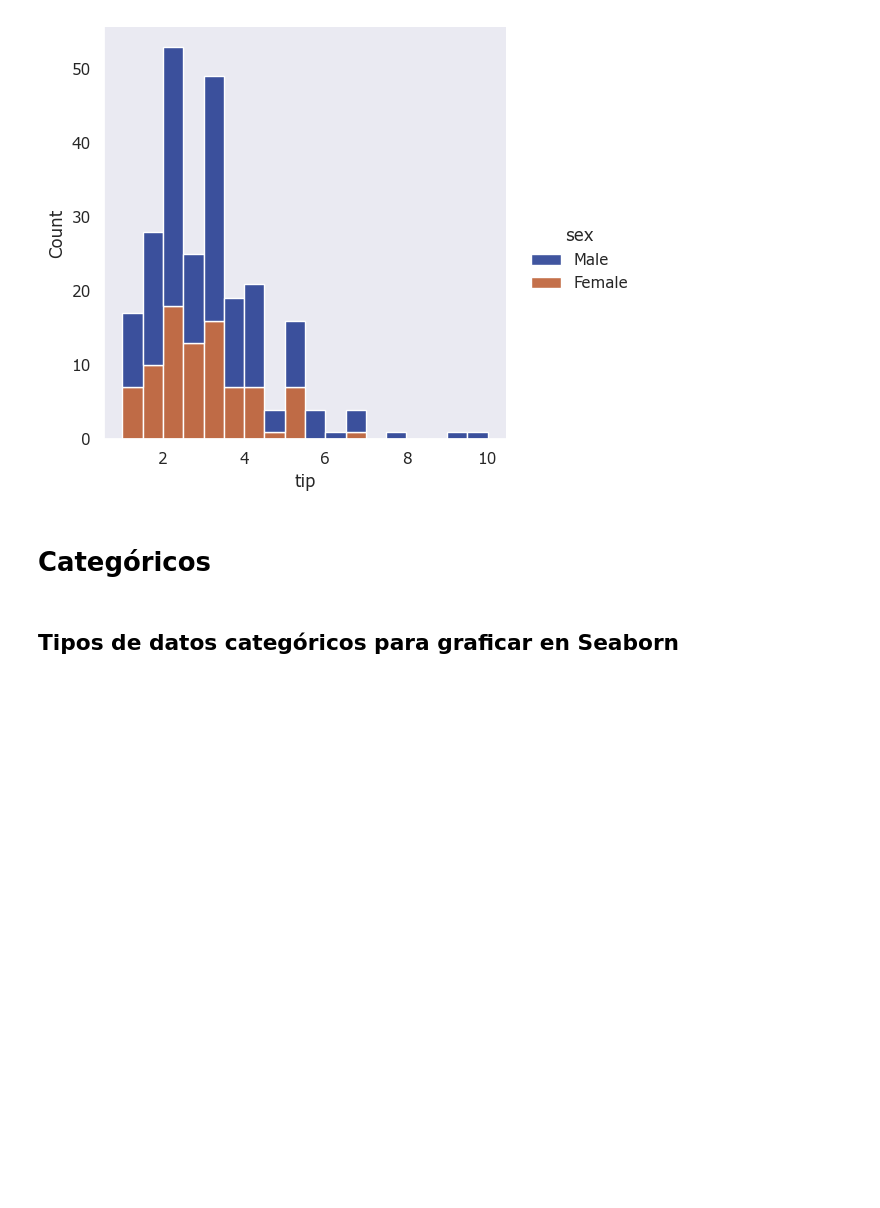
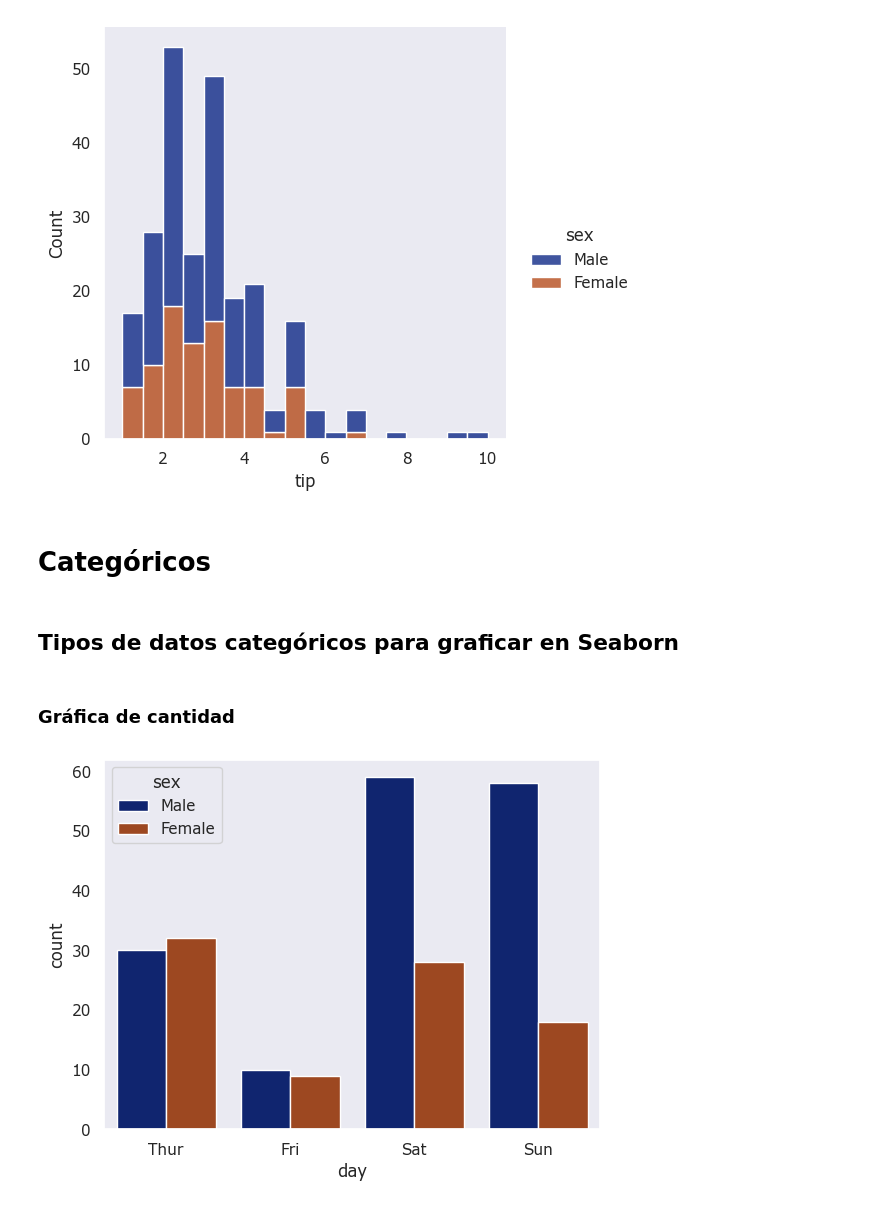
Before and after one commit to RaymundoSGlz/Matplotlib-y-Seaborn, a Jupyter notebook: seaborn.ipynb, the cells around one changed output. Cells and saved outputs as stored; diff of their text form; code cells hidden in the pictures; blank space fills up the shorter version.

```diff
--- a/seaborn.ipynb
+++ b/seaborn.ipynb
@@ -165,3 +165,9 @@ sns.displot(data = tips, x = 'tip', hue = 'sex',kind= 'hist', multiple= 'stack')
 # Categóricos
 # %% [markdown]
 ## Tipos de datos categóricos para graficar en Seaborn
+# %% [markdown]
+### Gráfica de cantidad
+# %%
+sns.countplot(data = tips, x= 'day', hue='sex');
+# %% [output]
+[figure, added]
```
Also changed, not shown: parts of 20 cells of this notebook.
